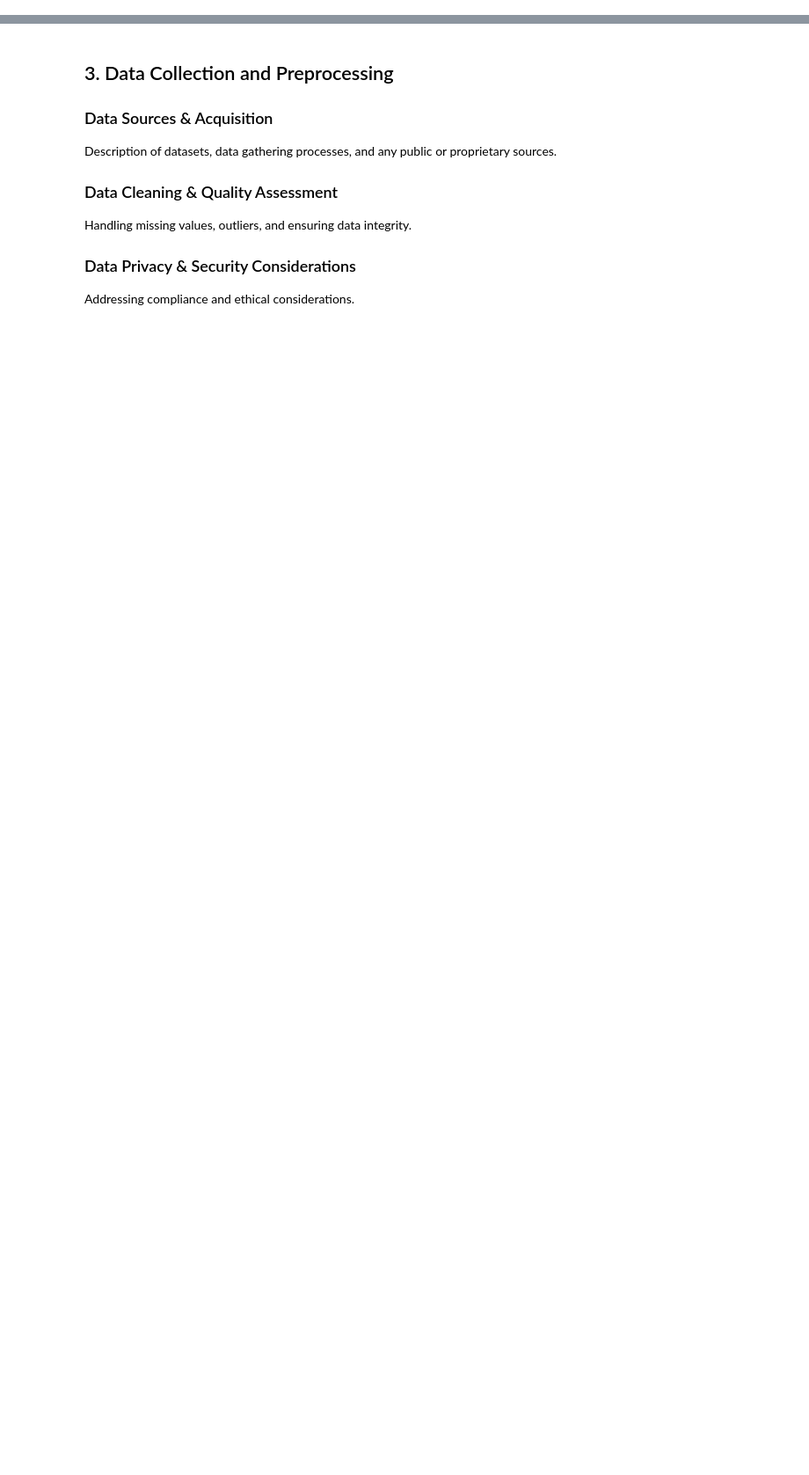
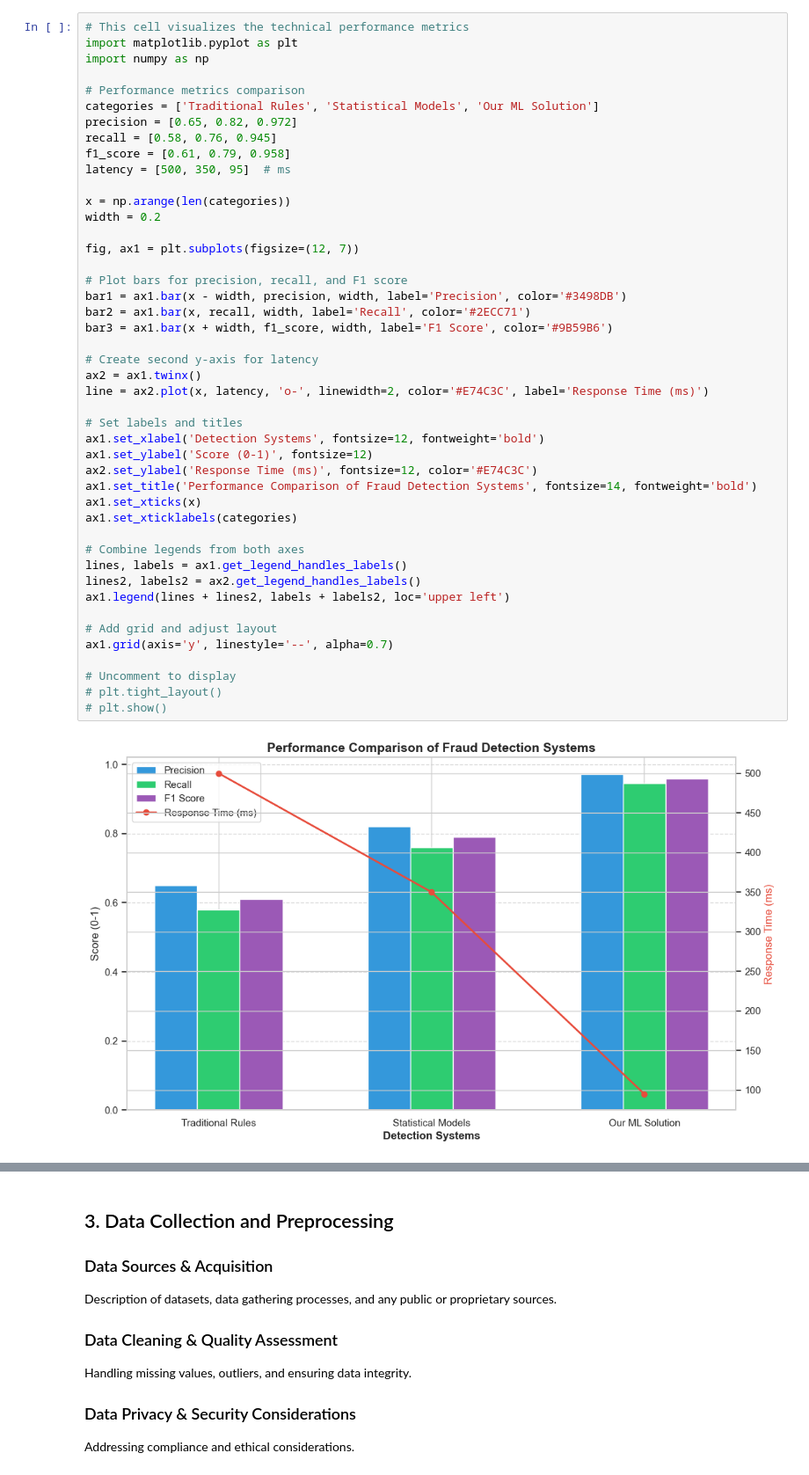
Before and after one commit to dev-S-t/FraudDetectionSystem, a Jupyter notebook: Model_creation/Credit_Card_Fraud_Detection_System_V2.ipynb, the cells around one changed output, grey strips where cells are left out. Shown at 88% size. Drawn from its saved outputs; the diff is of its cells as text; blank space fills up the shorter version.

```diff
--- a/Model_creation/Credit_Card_Fraud_Detection_System_V2.ipynb
+++ b/Model_creation/Credit_Card_Fraud_Detection_System_V2.ipynb
@@ -14 +105,48 @@ Summarize innovative methods and tools employed in the project.
+# %%
+# This cell visualizes the technical performance metrics
+import matplotlib.pyplot as plt
+import numpy as np
+
+# Performance metrics comparison
+categories = ['Traditional Rules', 'Statistical Models', 'Our ML Solution']
+precision = [0.65, 0.82, 0.972]
+recall = [0.58, 0.76, 0.945]
+f1_score = [0.61, 0.79, 0.958]
+latency = [500, 350, 95]  # ms
+
+x = np.arange(len(categories))
+width = 0.2
+
+fig, ax1 = plt.subplots(figsize=(12, 7))
+
+# Plot bars for precision, recall, and F1 score
+bar1 = ax1.bar(x - width, precision, width, label='Precision', color='#3498DB')
+bar2 = ax1.bar(x, recall, width, label='Recall', color='#2ECC71')
+bar3 = ax1.bar(x + width, f1_score, width, label='F1 Score', color='#9B59B6')
+
+# Create second y-axis for latency
+ax2 = ax1.twinx()
+line = ax2.plot(x, latency, 'o-', linewidth=2, color='#E74C3C', label='Response Time (ms)')
+
+# Set labels and titles
+ax1.set_xlabel('Detection Systems', fontsize=12, fontweight='bold')
+ax1.set_ylabel('Score (0-1)', fontsize=12)
+ax2.set_ylabel('Response Time (ms)', fontsize=12, color='#E74C3C')
+ax1.set_title('Performance Comparison of Fraud Detection Systems', fontsize=14, fontweight='bold')
+ax1.set_xticks(x)
+ax1.set_xticklabels(categories)
+
+# Combine legends from both axes
+lines, labels = ax1.get_legend_handles_labels()
+lines2, labels2 = ax2.get_legend_handles_labels()
+ax1.legend(lines + lines2, labels + labels2, loc='upper left')
+
+# Add grid and adjust layout
+ax1.grid(axis='y', linestyle='--', alpha=0.7)
+
+# Uncomment to display
+# plt.tight_layout()
+# plt.show()
+# %% [output]
+[figure, added]
 # %% [markdown]
```
Also changed, not shown: parts of 16 cells of this notebook, 1 other file.
